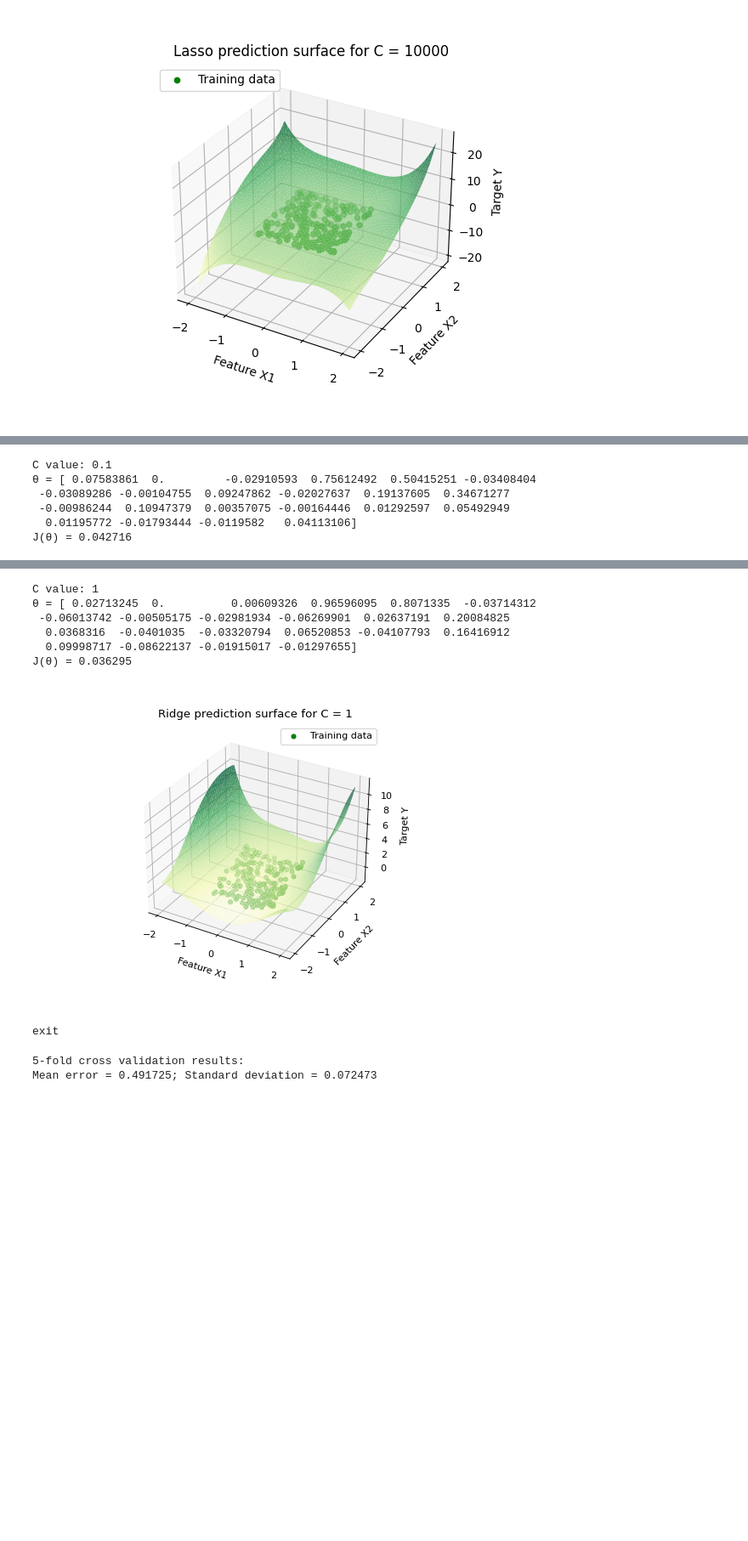
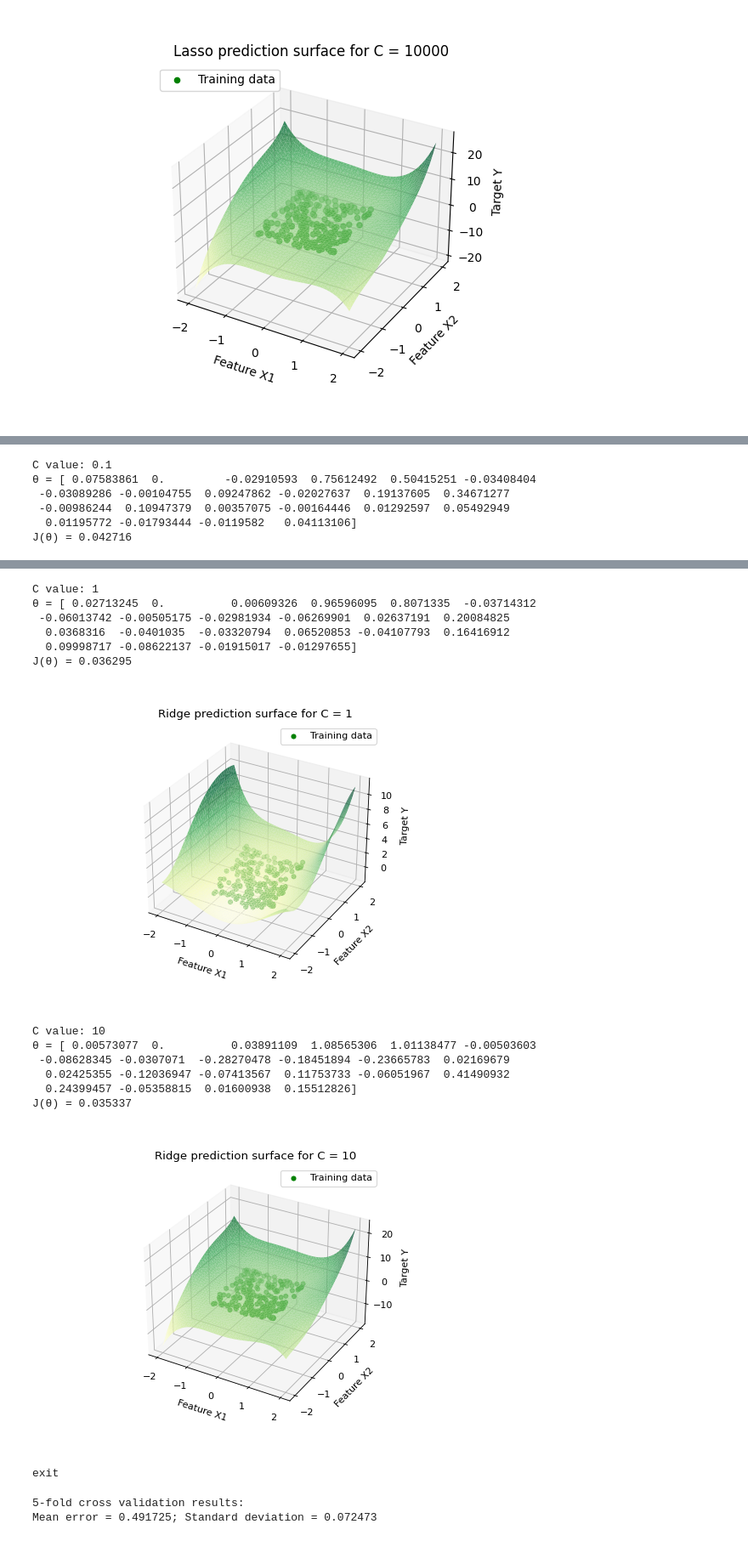
Before and after one commit to cormacmadden/Machine-Learning-Module, a Jupyter notebook: Assignment2/Assignment2.ipynb, the cells around one changed output, grey strips where cells are left out. Shown at 85% size. Drawn from its saved outputs; the diff is of its cells as text; code cells hidden in the pictures; blank space fills up the shorter version.

```diff
--- a/Assignment2/Assignment2.ipynb
+++ b/Assignment2/Assignment2.ipynb
@@ -122,7 +122,7 @@ baseline = DummyRegressor(strategy="mean").fit(Xpoly, y)
 print("J(θ_baseline) = %f\n"%mean_squared_error(y, baseline.predict(Xpoly)))
 
 ridges = []
-Ci_range = [0.0001,0.001,0.01,0.1,1]
+Ci_range = [0.0001,0.001,0.01,0.1,1,10]
 for Ci in Ci_range:
     model = Ridge(alpha=1/(2*Ci)).fit(Xpoly, y)
     theta = np.insert(model.coef_, 0, model.intercept_)
@@ -161,34 +161,41 @@ J(θ) = 0.468832
 C value: 0.001
 θ = [ 0.25737715  0.         -0.01333054  0.11513199  0.03315752 -0.00637964
   0.00204546 -0.00450147  0.03649474 -0.00634923  0.07122832  0.02736099
  -0.00434592  0.01324677 -0.00371345  0.0028011  -0.00098049  0.02167325
  -0.00220102  0.02331334 -0.00339638  0.05189351]
 J(θ) = 0.341606
 [figure]
 C value: 0.01
 θ = [ 1.79549918e-01  0.00000000e+00 -3.40323175e-02  4.26006235e-01
   2.11297114e-01 -2.42874960e-02  8.69751480e-04 -6.11914717e-04
   1.08136079e-01 -1.71000315e-02  2.23619592e-01  1.73772837e-01
  -1.88578176e-02  7.73157141e-02 -9.06530155e-03  5.41880322e-03
   1.25288577e-02  5.93891760e-02 -7.64576386e-05  5.67860996e-02
  -8.49191527e-03  1.45957286e-01]
 J(θ) = 0.106170
 [figure]
 C value: 0.1
 θ = [ 0.07583861  0.         -0.02910593  0.75612492  0.50415251 -0.03408404
  -0.03089286 -0.00104755  0.09247862 -0.02027637  0.19137605  0.34671277
  -0.00986244  0.10947379  0.00357075 -0.00164446  0.01292597  0.05492949
   0.01195772 -0.01793444 -0.0119582   0.04113106]
 J(θ) = 0.042716
 [figure]
 C value: 1
 θ = [ 0.02713245  0.          0.00609326  0.96596095  0.8071335  -0.03714312
  -0.06013742 -0.00505175 -0.02981934 -0.06269901  0.02637191  0.20084825
   0.0368316  -0.0401035  -0.03320794  0.06520853 -0.04107793  0.16416912
   0.09998717 -0.08622137 -0.01915017 -0.01297655]
 J(θ) = 0.036295
 [figure]
-exit
+C value: 10
+θ = [ 0.00573077  0.          0.03891109  1.08565306  1.01138477 -0.00503603
+ -0.08628345 -0.0307071  -0.28270478 -0.18451894 -0.23665783  0.02169679
+  0.02425355 -0.12036947 -0.07413567  0.11753733 -0.06051967  0.41490932
+  0.24399457 -0.05358815  0.01600938  0.15512826]
+J(θ) = 0.035337
+[figure, added]
+exit
 # %%
 kf = KFold(n_splits=5)
 
```
